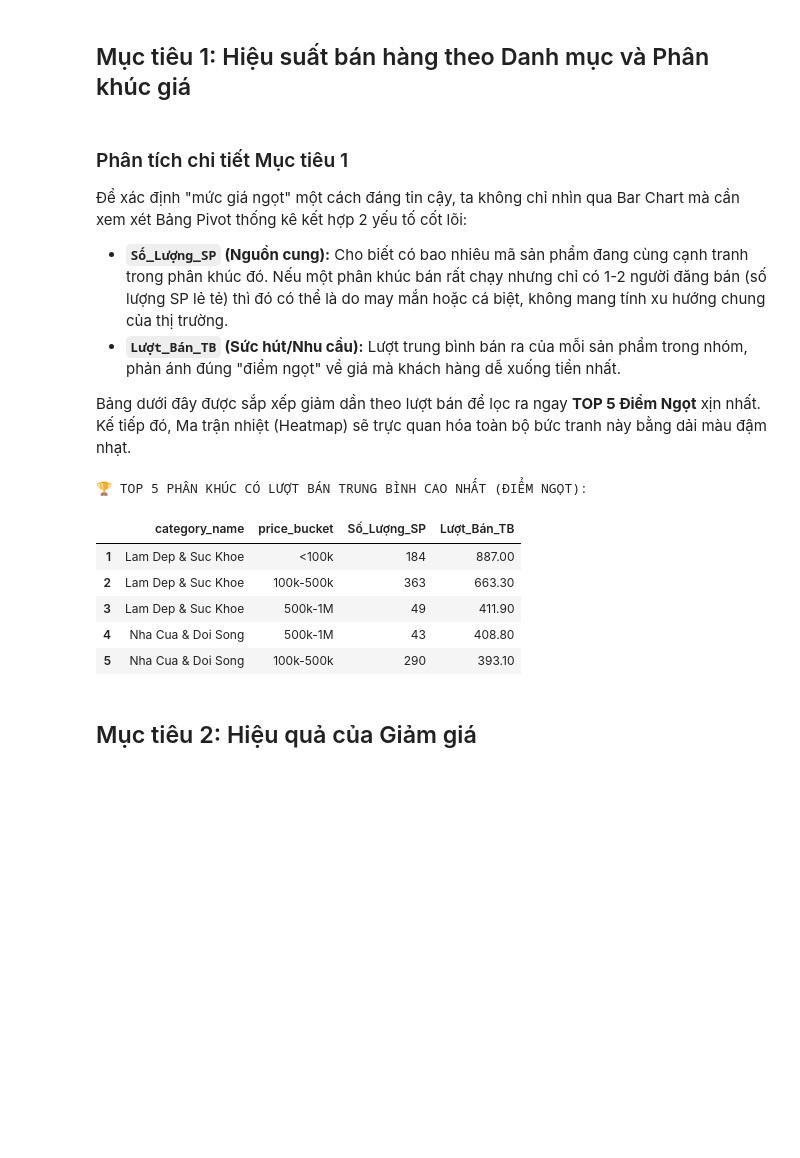
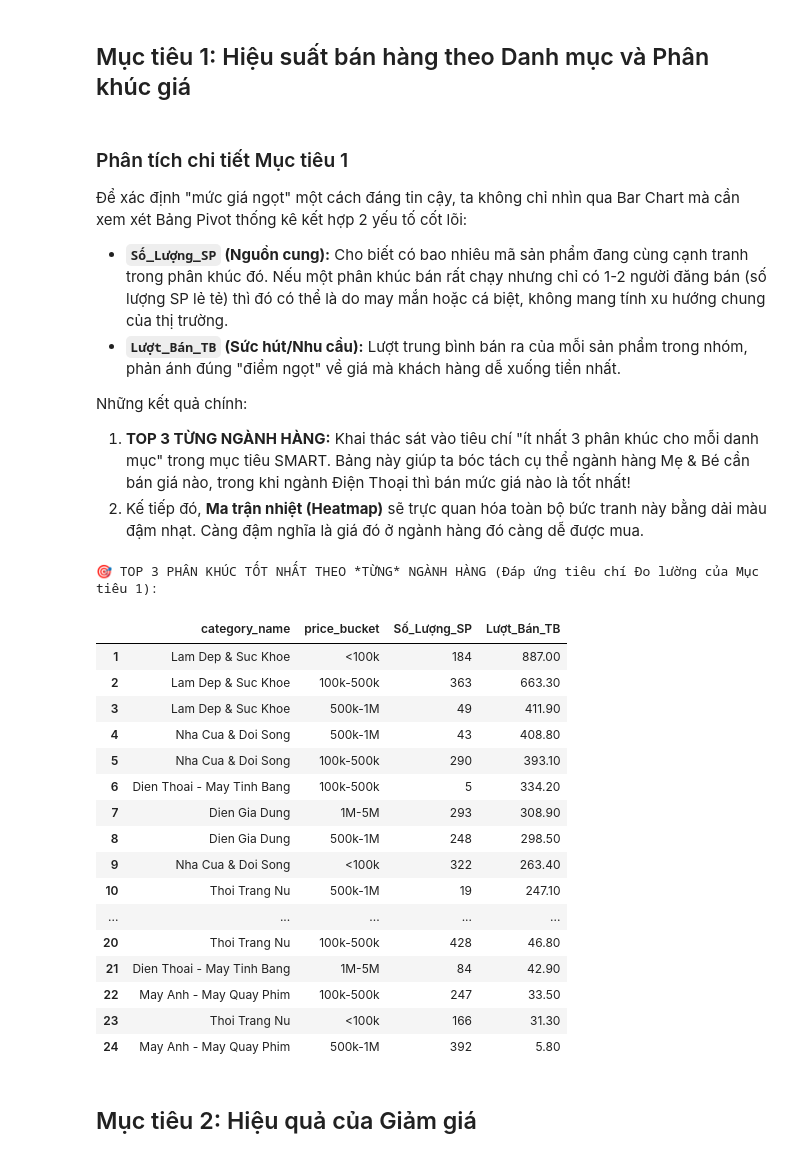
Before and after one commit to Nhihtcode/Lab_01_Data_Vizualization, a Jupyter notebook: notebooks/01_eda_y.ipynb, the cells around one changed output. Saved outputs shown, nothing was run; the diff lists cells and outputs as text; code cells hidden in the pictures; blank space fills up the shorter version.

```diff
--- a/notebooks/01_eda_y.ipynb
+++ b/notebooks/01_eda_y.ipynb
@@ -87,41 +87,52 @@ if 'price_bucket' in df_clean.columns and 'category_name' in df_clean.columns:
 - **`Số_Lượng_SP` (Nguồn cung):** Cho biết có bao nhiêu mã sản phẩm đang cùng cạnh tranh trong phân khúc đó. Nếu một phân khúc bán rất chạy nhưng chỉ có 1-2 người đăng bán (số lượng SP lẻ tẻ) thì đó có thể là do may mắn hoặc cá biệt, không mang tính xu hướng chung của thị trường.
 - **`Lượt_Bán_TB` (Sức hút/Nhu cầu):** Lượt trung bình bán ra của mỗi sản phẩm trong nhóm, phản ánh đúng "điểm ngọt" về giá mà khách hàng dễ xuống tiền nhất.
 
-Bảng dưới đây được sắp xếp giảm dần theo lượt bán để lọc ra ngay **TOP 5 Điểm Ngọt** xịn nhất. Kế tiếp đó, Ma trận nhiệt (Heatmap) sẽ trực quan hóa toàn bộ bức tranh này bằng dải màu đậm nhạt.
+Những kết quả chính:
+1. **TOP 3 TỪNG NGÀNH HÀNG:** Khai thác sát vào tiêu chí "ít nhất 3 phân khúc cho mỗi danh mục" trong mục tiêu SMART. Bảng này giúp ta bóc tách cụ thể ngành hàng Mẹ & Bé cần bán giá nào, trong khi ngành Điện Thoại thì bán mức giá nào là tốt nhất!
+2. Kế tiếp đó, **Ma trận nhiệt (Heatmap)** sẽ trực quan hóa toàn bộ bức tranh này bằng dải màu đậm nhạt. Càng đậm nghĩa là giá đó ở ngành hàng đó càng dễ được mua.
 # %%
 # Bảng tóm tắt: Đếm số lượng sản phẩm và Lượt bán TB theo mỗi Danh Mục (Tên) thay vì Mã x mức giá
 stats_1 = df_clean.groupby(['category_name', 'price_bucket']).agg(
     Số_Lượng_SP=('product_id', 'count'),
     Lượt_Bán_TB=('sold_count', 'mean')
 ).reset_index()
 
 stats_1['Lượt_Bán_TB'] = stats_1['Lượt_Bán_TB'].round(1)
 
-# Hiển thị TOP 5 phân khúc "Điểm ngọt" (Lượt bán cao nhất) trên toàn sàn
-# Dùng reset_index để đặt lại số thứ tự dòng cho đẹp (không bị nhảy lộn xộn như 13, 10, 12...)
+# Sắp xếp phân khúc "Điểm ngọt" (Lượt bán cao nhất)
 sweet_spots = stats_1.sort_values(by='Lượt_Bán_TB', ascending=False).reset_index(drop=True)
 
-top_5 = sweet_spots.head(5).copy()
-top_5.index = top_5.index + 1 # Đổi chỉ số thứ tự bắt đầu từ 1, 2, 3, 4, 5
-
-print("🏆 TOP 5 PHÂN KHÚC CÓ LƯỢT BÁN TRUNG BÌNH CAO NHẤT (ĐIỂM NGỌT):")
-display(top_5)
+# ĐÁP ỨNG TIÊU CHÍ SMART (M): Lấy ra Top 3 phân khúc giá tốt nhất cho *MỖI* ngành hàng
+top_3_per_cat = sweet_spots.groupby('category_name').head(3).reset_index(drop=True)
+top_3_per_cat.index = top_3_per_cat.index + 1
+print("🎯 TOP 3 PHÂN KHÚC TỐT NHẤT THEO *TỪNG* NGÀNH HÀNG (Đáp ứng tiêu chí Đo lường của Mục tiêu 1):")
+display(top_3_per_cat)
 
 # Ma trận nhiệt biểu diễn Lượt bán trung bình
-# Sử dụng category_name thay vì mã
 pivot_df = sweet_spots.pivot(index="category_name", columns="price_bucket", values="Lượt_Bán_TB")
 fig_heat = px.imshow(pivot_df, text_auto=True, aspect="auto",
                      title="[Ý] - Ma trận Nhiệt Lượt Bán TB theo Danh mục & Phân khúc",
                      color_continuous_scale='Blues')
 fig_heat.show()
 # %% [output]
-🏆 TOP 5 PHÂN KHÚC CÓ LƯỢT BÁN TRUNG BÌNH CAO NHẤT (ĐIỂM NGỌT):
+🎯 TOP 3 PHÂN KHÚC TỐT NHẤT THEO *TỪNG* NGÀNH HÀNG (Đáp ứng tiêu chí Đo lường của Mục tiêu 1):
 |  | category_name | price_bucket | Số_Lượng_SP | Lượt_Bán_TB |
 | 1 | Lam Dep & Suc Khoe | <100k | 184 | 887.00 |
 | 2 | Lam Dep & Suc Khoe | 100k-500k | 363 | 663.30 |
 | 3 | Lam Dep & Suc Khoe | 500k-1M | 49 | 411.90 |
 | 4 | Nha Cua & Doi Song | 500k-1M | 43 | 408.80 |
 | 5 | Nha Cua & Doi Song | 100k-500k | 290 | 393.10 |
+| 6 | Dien Thoai - May Tinh Bang | 100k-500k | 5 | 334.20 |
+| 7 | Dien Gia Dung | 1M-5M | 293 | 308.90 |
+| 8 | Dien Gia Dung | 500k-1M | 248 | 298.50 |
+| 9 | Nha Cua & Doi Song | <100k | 322 | 263.40 |
+| 10 | Thoi Trang Nu | 500k-1M | 19 | 247.10 |
+| ... | ... | ... | ... | ... |
+| 20 | Thoi Trang Nu | 100k-500k | 428 | 46.80 |
+| 21 | Dien Thoai - May Tinh Bang | 1M-5M | 84 | 42.90 |
+| 22 | May Anh - May Quay Phim | 100k-500k | 247 | 33.50 |
+| 23 | Thoi Trang Nu | <100k | 166 | 31.30 |
+| 24 | May Anh - May Quay Phim | 500k-1M | 392 | 5.80 |
 # %% [markdown]
 ## Mục tiêu 2: Hiệu quả của Giảm giá
 # %%
```
Also changed, not shown: parts of 4 cells of this notebook, 6 other files.
